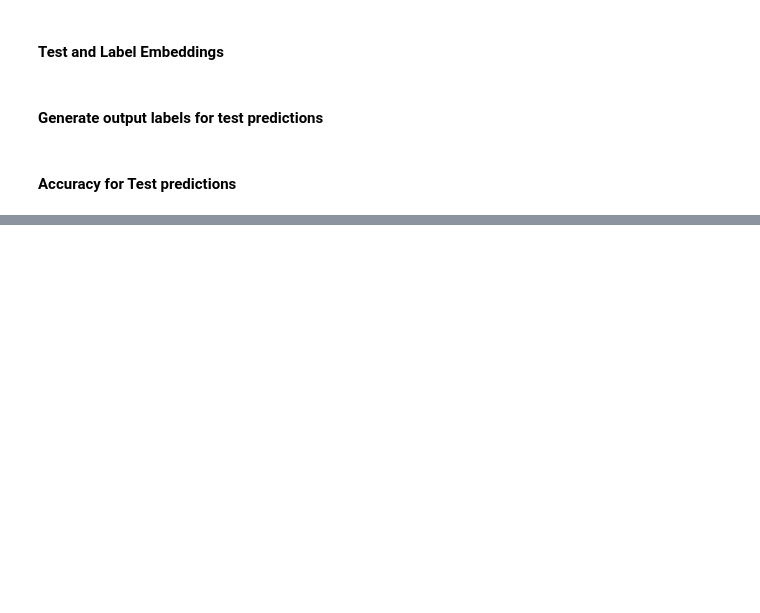
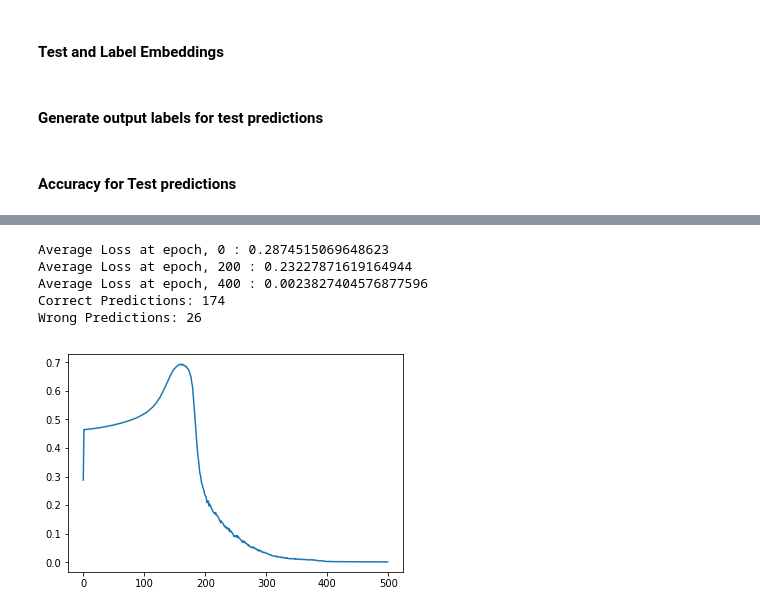
Before and after one commit to siddarthhari95/Gene-Annotation, a Jupyter notebook: Gene_Annotation.ipynb, the cells around one changed output, grey strips where cells are left out. Cells and saved outputs as stored; diff of their text form; code cells hidden in the pictures; blank space fills up the shorter version.

```diff
--- a/Gene_Annotation.ipynb
+++ b/Gene_Annotation.ipynb
@@ -316,17 +330,24 @@ print("Wrong Predictions:", results[1])
 # %%
 batch_size = 100
 embedding_size = 5
 fc_layer_size = (len(positive_data.Gene[0])-(window-1))*embedding_size
 hidden_layer_size = 100
 num_layers = 2
 epochs = 500
-lr = 0.2
+lr = 0.1
 train()
 labels = []
 test_prediction_model(data_test, labels)
 results = test_prediction_accuracy(labels)
 print("Correct Predictions:", results[0])
 print("Wrong Predictions:", results[1])
+# %% [output]
+Average Loss at epoch, 0 : 0.2874515069648623
+Average Loss at epoch, 200 : 0.23227871619164944
+Average Loss at epoch, 400 : 0.0023827404576877596
+Correct Predictions: 174
+Wrong Predictions: 26
+[figure, added]
 # %%
 batch_size = 100
 embedding_size = 5
```
Also changed, not shown: parts of 6 cells of this notebook.
